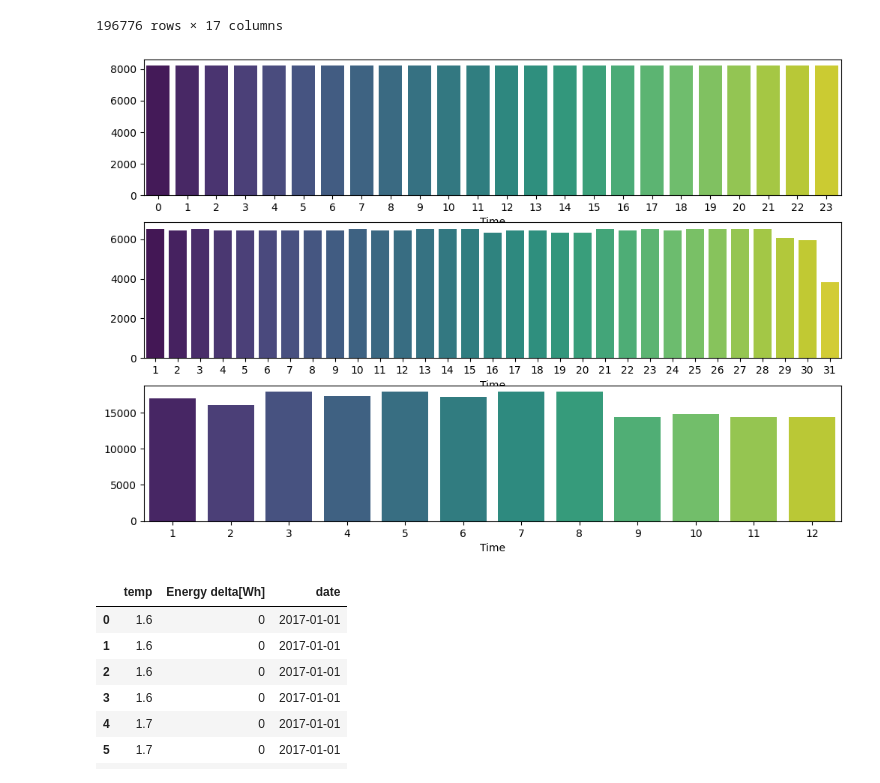
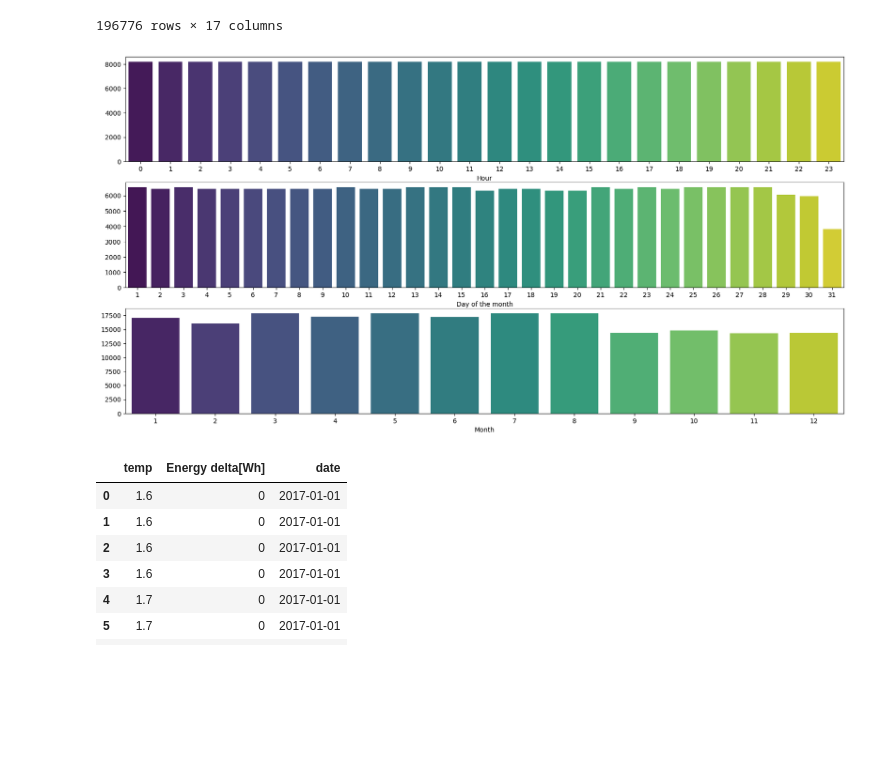
Before and after one commit to MichaelTheFear/INF1038_Aprendizado_Automatico_Trab_1, a Jupyter notebook: inf1038-ts-neural-network.ipynb, the cells around one changed output. Saved outputs shown, nothing was run; the diff lists cells and outputs as text; code cells hidden in the pictures; blank space fills up the shorter version.

```diff
--- a/inf1038-ts-neural-network.ipynb
+++ b/inf1038-ts-neural-network.ipynb
@@ -35,23 +46,26 @@ display(df)
 | 196775 | 2022-08-31 17:45:00 | 0 | 0.0 | 18.5 | 1023 | 61 | 4.2 | 0.0 | 0.0 | ... |
 196776 rows × 17 columns
 # %%
-fig, axes = plt.subplots(3, 1, figsize = (12, 8))
+fig, axes = plt.subplots(3, 1, figsize = (20, 10))
 
 hours = df['Time'].dt.hour
 count_hours = hours.value_counts()
 sns.barplot(x = count_hours.index, y = count_hours.values, ax = axes[0], palette = 'viridis')
+axes[0].set_xlabel('Hour')
 
 days = df['Time'].dt.day
 count_days = days.value_counts()
 sns.barplot(x = count_days.index, y = count_days.values, ax = axes[1], palette = 'viridis')
+axes[1].set_xlabel('Day of the month')
 
 months = df['Time'].dt.month
 count_months = months.value_counts()
 sns.barplot(x = count_months.index, y = count_months.values, ax = axes[2], palette = 'viridis')
+axes[2].set_xlabel('Month')
 
 plt.show()
 # %% [output]
-[figure, old version]
+[figure, new version]
 # %%
 ts_df = df[['Time', 'temp', 'Energy delta[Wh]']].copy()
 
```
Also changed, not shown: parts of 15 cells of this notebook.
